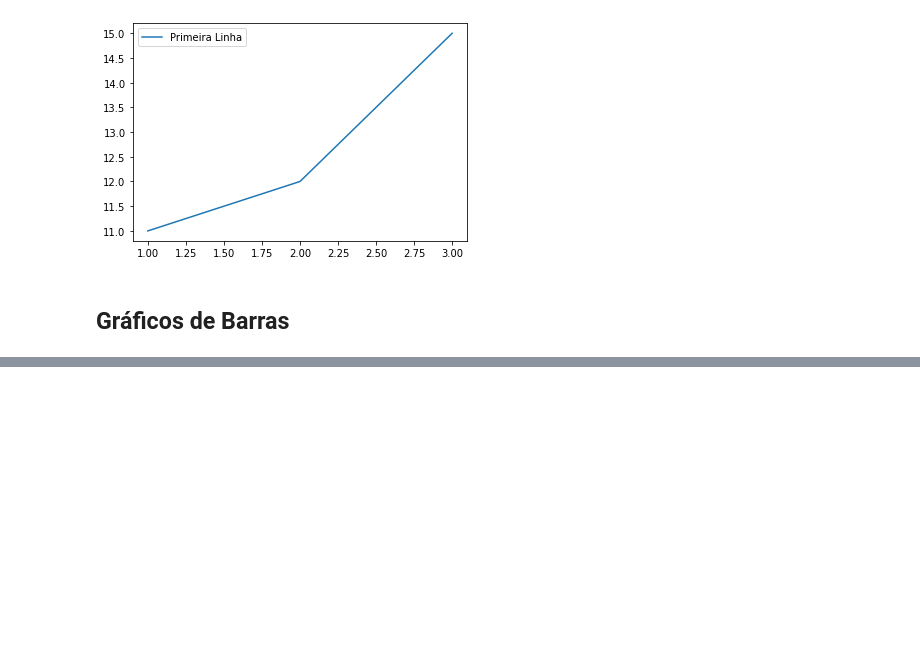
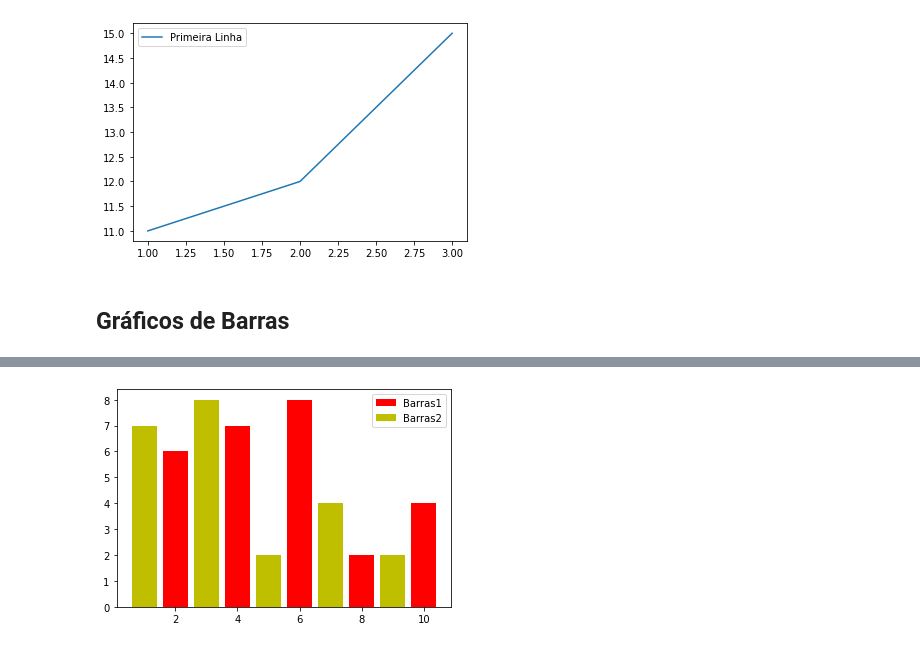
Before and after one commit to jonathan-JIPSlok/DataScience, a Jupyter notebook: Graficos_matplotlib/main.ipynb, the cells around one changed output, grey strips where cells are left out. Saved outputs shown, nothing was run; the diff lists cells and outputs as text; code cells hidden in the pictures; blank space fills up the shorter version.

Commit message:
Matploitlib: Tipos de Gráficos

```diff
--- a/Graficos_matplotlib/main.ipynb
+++ b/Graficos_matplotlib/main.ipynb
@@ -53,0 +65,11 @@ plt.show()
+# %%
+x2 = [1, 3, 5, 7, 9]
+y2 = [7, 8, 2, 4, 2]
+# %%
+#Gráfico com duas Barras juntas
+plt.bar(x, y, label = 'Barras1', color ='r')
+plt.bar(x2, y2, label = 'Barras2', color = 'y')
+plt.legend()
+plt.show()
+# %% [output]
+[figure, added]
```
Also changed, not shown: parts of 17 cells of this notebook.
